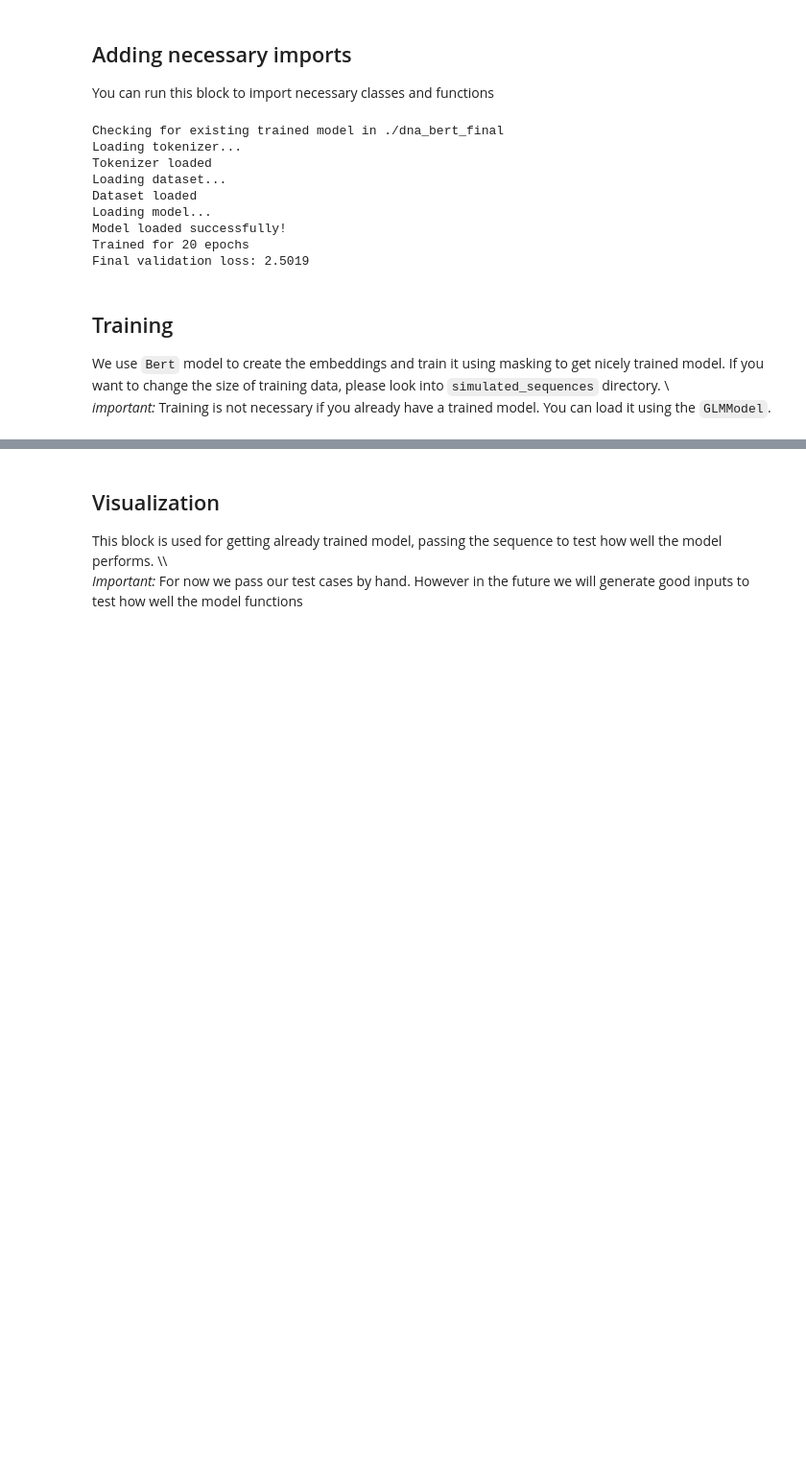
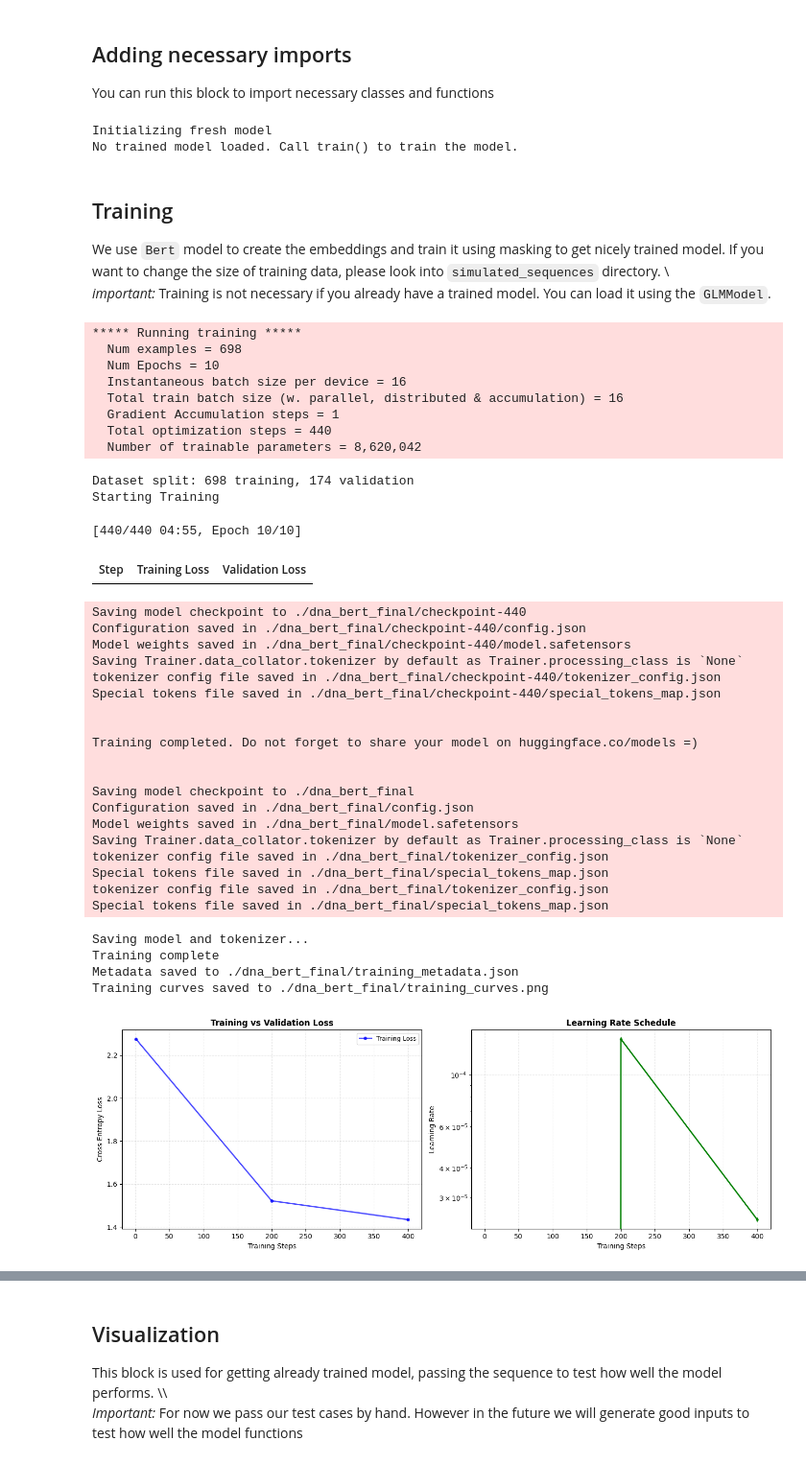
Before and after one commit to giokepa/Sysgen-GLM-for-Indels, a Jupyter notebook: visualize_data.ipynb, the cells around one changed output, grey strips where cells are left out. Shown at 96% size. Cells and saved outputs as stored; diff of their text form; code cells hidden in the pictures; blank space fills up the shorter version.

```diff
--- a/visualize_data.ipynb
+++ b/visualize_data.ipynb
@@ -8,20 +8,52 @@ You can run this block to import necessary classes and functions
 from fundemental_classes.model_related.glm_model import GLMModel
 
 # You can change force_retrain to True if you want to always retrain your model everytime
-model = GLMModel("./dna_bert_final", "simulated_sequences/augumented_sequence_size10000_length150_deletions0.1_nodeletionseq0.25.fasta", force_retrain=False)
+model = GLMModel("./dna_bert_final",
+                 "simulated_sequences/augumented_sequence_size10000_length60_deletions0.1_nodeletionseq0.25.fasta",
+                 max_seq_length=200, force_retrain=False)
 # %% [output]
-Checking for existing trained model in ./dna_bert_final
-Loading tokenizer...
-Tokenizer loaded
-Loading dataset...
-Dataset loaded
-Loading model...
-Model loaded successfully!
-Trained for 20 epochs
-Final validation loss: 2.5019
+Initializing fresh model
+No trained model loaded. Call train() to train the model.
 # %% [markdown]
 ## Training
 We use `Bert` model to create the embeddings and train it using masking to get nicely trained model. If you want to change the size of training data, please look into `simulated_sequences` directory. \\\
 *important:* Training is not necessary if you already have a trained model. You can load it using the `GLMModel`.
 # %%
-model.train(epochs=400, batch_size=16, lr=2e-4)
+model.train(epochs=10, batch_size=16, lr=2e-4, mlm_probability=0.25)
+# %% [output]
+***** Running training *****
+  Num examples = 698
+  Num Epochs = 10
+  Instantaneous batch size per device = 16
+  Total train batch size (w. parallel, distributed & accumulation) = 16
+  Gradient Accumulation steps = 1
+  Total optimization steps = 440
+  Number of trainable parameters = 8,620,042
+Dataset split: 698 training, 174 validation
+Starting Training
+[440/440 04:55, Epoch 10/10]
+| Step | Training Loss | Validation Loss |
+Saving model checkpoint to ./dna_bert_final/checkpoint-440
+Configuration saved in ./dna_bert_final/checkpoint-440/config.json
+Model weights saved in ./dna_bert_final/checkpoint-440/model.safetensors
+Saving Trainer.data_collator.tokenizer by default as Trainer.processing_class is `None`
+tokenizer config file saved in ./dna_bert_final/checkpoint-440/tokenizer_config.json
+Special tokens file saved in ./dna_bert_final/checkpoint-440/special_tokens_map.json
+
+
+Training completed. Do not forget to share your model on huggingface.co/models =)
+
+
+Saving model checkpoint to ./dna_bert_final
+Configuration saved in ./dna_bert_final/config.json
+Model weights saved in ./dna_bert_final/model.safetensors
+Saving Trainer.data_collator.tokenizer by default as Trainer.processing_class is `None`
+tokenizer config file saved in ./dna_bert_final/tokenizer_config.json
+Special tokens file saved in ./dna_bert_final/special_tokens_map.json
+tokenizer config file saved in ./dna_bert_final/tokenizer_config.json
+Special tokens file saved in ./dna_bert_final/special_tokens_map.json
+Saving model and tokenizer...
+Training complete
+Metadata saved to ./dna_bert_final/training_metadata.json
+Training curves saved to ./dna_bert_final/training_curves.png
+[figure, added]
```
Also changed, not shown: parts of 2 cells of this notebook, 4 other files.
